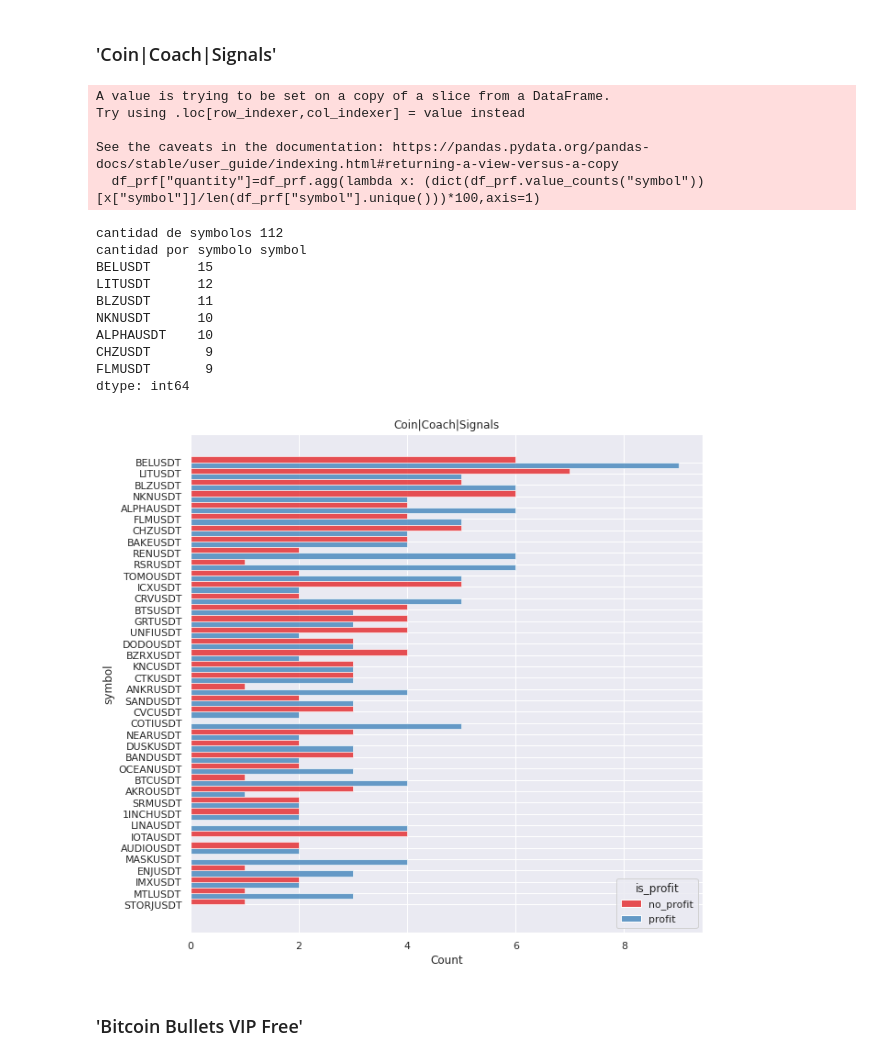
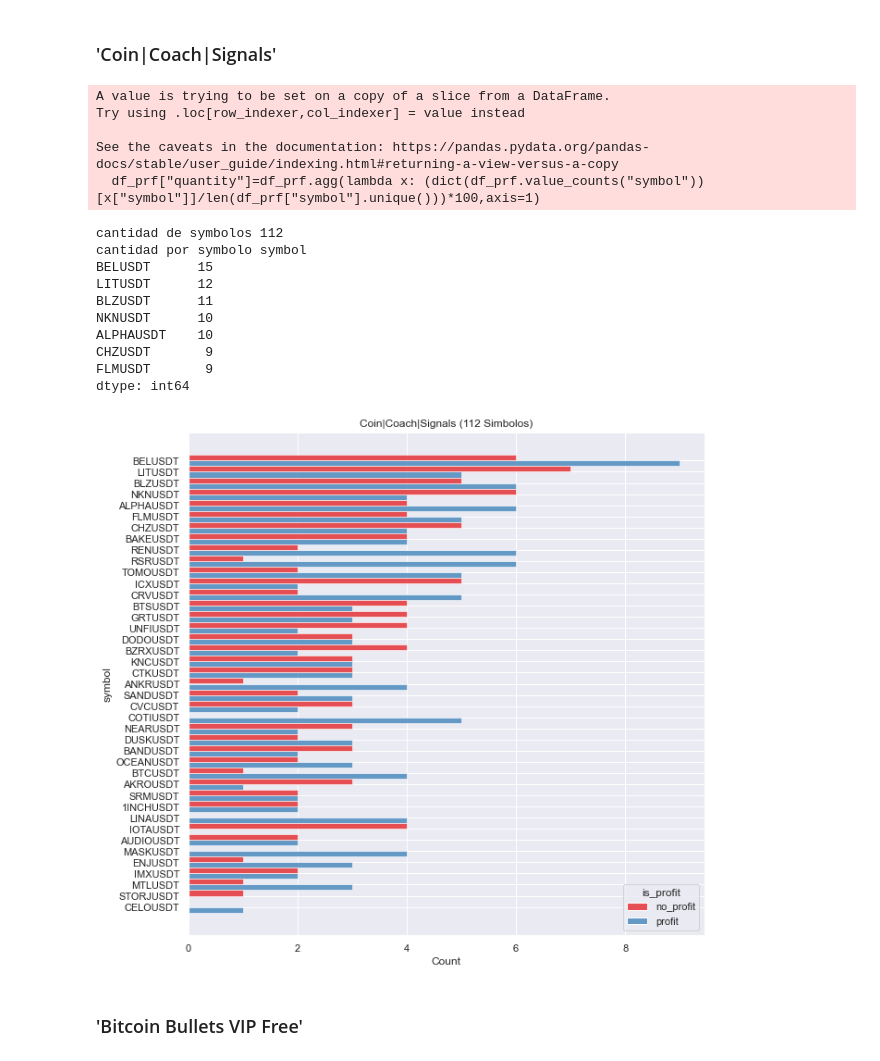
Before and after one commit to joankenobi/analisis_de_datos_copy_trading, a Jupyter notebook: Proyecto/notebooks/Exploracion_de_los_datos_pasantias.ipynb, the cells around one changed output. Drawn from its saved outputs; the diff is of its cells as text; code cells hidden in the pictures.

```diff
--- a/Proyecto/notebooks/Exploracion_de_los_datos_pasantias.ipynb
+++ b/Proyecto/notebooks/Exploracion_de_los_datos_pasantias.ipynb
@@ -288,36 +288,36 @@ dtype: int64
 
 canal='Coin|Coach|Signals'
 
 df_prf=df_isprofit.groupby(["channel"]).get_group(canal)
 df_prf["quantity"]=df_prf.agg(lambda x: (dict(df_prf.value_counts("symbol"))[x["symbol"]]/len(df_prf["symbol"].unique()))*100,axis=1)
 df_prf.sort_values("quantity",ascending=False)
 
 
 
 sns.set(rc={'figure.figsize':(10,10)},font_scale=1)
-sns.histplot(df_prf.sort_values("quantity",ascending=False).head(250), y="symbol", hue= 'is_profit', multiple="dodge",palette="Set1")
+sns.histplot(df_prf.sort_values("quantity",ascending=False).head(251), y="symbol", hue= 'is_profit', multiple="dodge",palette="Set1")
 
-plt.title(canal)
+plt.title(canal+f' ({len(df_prf["symbol"].unique())} Simbolos)')
 
 print(f"""cantidad de symbolos {len(df_prf["symbol"].unique())}""")
 print(f"""cantidad por symbolo {df_prf.value_counts("symbol").head(7)}""")
 # %% [output]
 A value is trying to be set on a copy of a slice from a DataFrame.
 Try using .loc[row_indexer,col_indexer] = value instead
 
 See the caveats in the documentation: https://pandas.pydata.org/pandas-docs/stable/user_guide/indexing.html#returning-a-view-versus-a-copy
   df_prf["quantity"]=df_prf.agg(lambda x: (dict(df_prf.value_counts("symbol"))[x["symbol"]]/len(df_prf["symbol"].unique()))*100,axis=1)
 cantidad de symbolos 112
 cantidad por symbolo symbol
 BELUSDT      15
 LITUSDT      12
 BLZUSDT      11
 NKNUSDT      10
 ALPHAUSDT    10
 CHZUSDT       9
 FLMUSDT       9
 dtype: int64
-[figure, old version]
+[figure, new version]
 # %% [markdown]
 ### 'Bitcoin Bullets VIP Free'
 # %%
```
Also changed, not shown: parts of 24 cells of this notebook.
